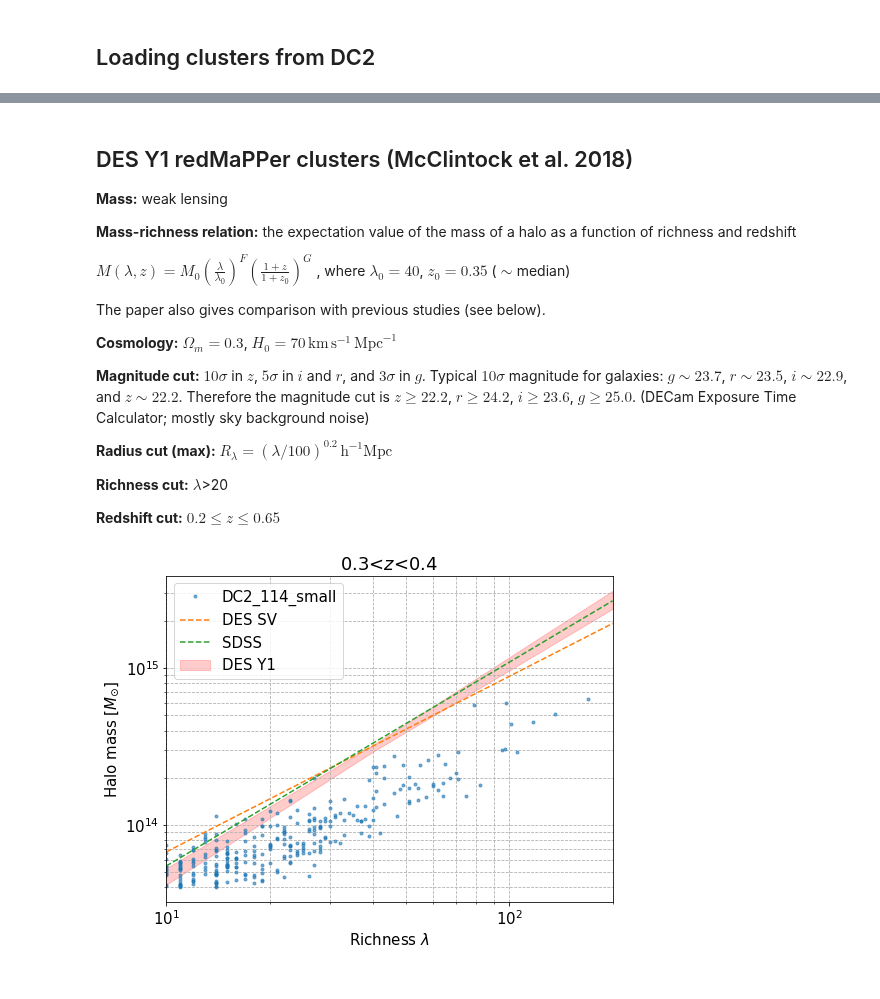
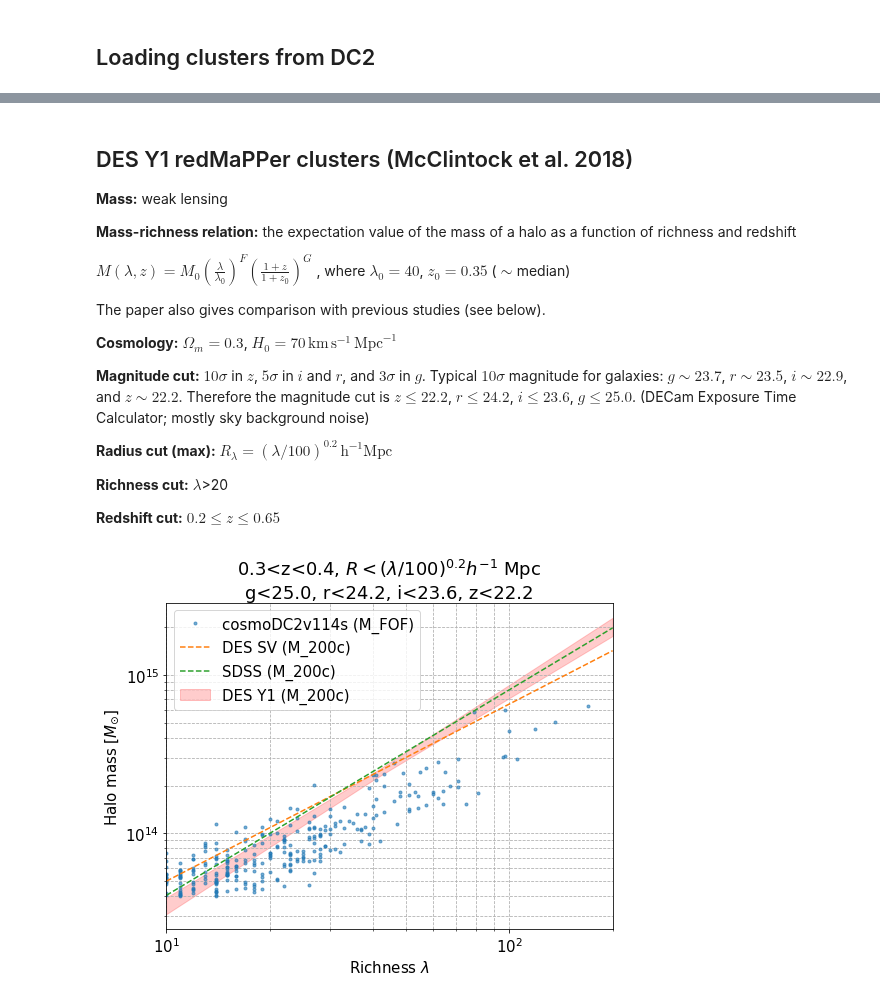
Before and after one commit to LSSTDESC/DC2-analysis, a Jupyter notebook: contributed/cosmoDC2-cluster-mass-richness.ipynb, the cells around one changed output, grey strips where cells are left out. Drawn from its saved outputs; the diff is of its cells as text; code cells hidden in the pictures.

```diff
--- a/contributed/cosmoDC2-cluster-mass-richness.ipynb
+++ b/contributed/cosmoDC2-cluster-mass-richness.ipynb
@@ -33,7 +33,8 @@ import healpy as hp
 # The cosmology is related to clusters' r200 (the searching range for members) and angular diameter distances
 # These parameters can be changed
 h = 0.71
-cosmo = FlatwCDM(H0=100*h, Om0=0.264, Ob0=0.045, w0=-1.000000)
+Om_z0 = 0.265
+cosmo = FlatwCDM(H0=100*h, Om0=Om_z0, Ob0=0.045, w0=-1.000000)
 # %%
 # By Yao-Yuan Mao: speed up query (based on healpix)
 
@@ -277,17 +273,20 @@ for cluster_id in range(len(cluster_table)):
 # %%
 # Plot the mass-richness relation in DC2
 
-plt.figure(figsize=(8,6))
-plt.loglog(cluster_richness,
-            cluster_mass,
+plt.figure(figsize=(8,7))
+plt.loglog(np.array(cluster_richness),
+            np.array(cluster_mass),
             '.',
             alpha=0.8,
            )
 
 plt.xlabel('Richness $\lambda$')
-plt.ylabel('Halo mass [$M_{\odot}$]')
-plt.title('%s<$z$<%s'%(z_cl_min, z_cl_max))
+plt.ylabel('Halo mass [$M_{\odot}$] (M_FOF)')
+redshift_cut_str = "%s<z<%s"%(z_cl_min, z_cl_max)
+mag_cut_str = "g<25.0, r<24.2, i<23.6, z<22.2"
+radius_cut_str = "$R < (\lambda/100)^{0.2} h^{-1} $ Mpc"
+plt.title("%s, %s\n%s"%(redshift_cut_str, radius_cut_str, mag_cut_str))
 plt.grid(which='both')
-plt.rcParams.update({'font.size': 20})
-#plt.savefig('lambda_m_fig1.png')
+plt.rcParams.update({'font.size': 15})
+plt.savefig('lambda_m_fig1_unlensed_new.png')
 # %% [output]
@@ -308,9 +307,9 @@ The paper also gives comparison with previous studies (see below).
 **Cosmology:** $\Omega_m=0.3$, $H_0=70\,\text{km}\, \text{s}^{-1}\, \text{Mpc}^{-1}$
 
 **Magnitude cut:** $10\sigma$ in $z$, $5\sigma$ in $i$ and $r$, and $3\sigma$ in $g$.
-Typical $10\sigma$ magnitude for galaxies: $g\sim23.7$, $r\sim23.5$, $i\sim22.9$, and $z\sim22.2$. Therefore the magnitude cut is $z\ge22.2$, $r\ge24.2$, $i\ge23.6$, $g\ge25.0$. (DECam Exposure Time Calculator; mostly sky background noise)
+Typical $10\sigma$ magnitude for galaxies: $g\sim23.7$, $r\sim23.5$, $i\sim22.9$, and $z\sim22.2$. Therefore the magnitude cut is $z\le22.2$, $r\le24.2$, $i\le23.6$, $g\le25.0$. (DECam Exposure Time Calculator; mostly sky background noise)
 
-**Radius cut (max):** $R_{\lambda} = (\lambda/100)^{0.2} \, \text{h}^{−1} \text{Mpc}$
+**Radius cut (max):** $R_{\lambda} = (\lambda/100)^{0.2} \, \text{h}^{-1} \text{Mpc}$
 
 **Richness cut:** $\lambda$>20
 
@@ -395,49 +394,54 @@ def M_SDSS(l, z):
 # %%
 # Plot mass-richness relation in the paper
-
+Om_z0 = 0.3   # The value in the paper
 plt.figure(figsize=(8,6))
 l = np.logspace(1, np.log10(200))
 
 #plt.plot(l, M_DES_Y1(l, 0.35))
 
 plt.fill_between(l,
-                 M_DES_Y1_lim(l, 0.35, 'min'),
-                 M_DES_Y1_lim(l, 0.35, 'max'),
+                 M_DES_Y1_lim(l, 0.35, 'min', Om_z0),
+                 M_DES_Y1_lim(l, 0.35, 'max', Om_z0),
                  alpha=0.2,
-                 label='DES Y1',
+                 label='DES Y1 (M_200c)',
                  color='r',
                 )
 
-plt.plot(cluster_richness,
-         cluster_mass,
+plt.plot(np.array(cluster_richness),
+         np.array(cluster_mass),
          '.',
          alpha=0.6,
-         label='DC2_114_small' #'cosmoDC2_v1.1.4_small',
+         label='cosmoDC2v114s (M_FOF)' #'cosmoDC2_v1.1.4_small',
         )
-#print(l)
+
 plt.plot(l,
-         M_DES_SV(l, 0.35),
+         M_DES_SV(l, 0.35, Om_z0),
          '--',
          alpha=1,
-         label='DES SV'
+         label='DES SV (M_200c)'
         )
-#print(l)
+
 plt.plot(l,
-         M_SDSS(l, 0.35),
+         M_SDSS(l, 0.35, Om_z0),
          '--',
          alpha=1,
-         label='SDSS'
+         label='SDSS (M_200c)'
         )
-#print(l)
+
+
 plt.xlim([10, 200])
+#plt.xlim([20, 200])
 plt.gca().set_xscale('log')
 plt.gca().set_yscale('log')
 plt.xlabel('Richness $\lambda$')
 plt.ylabel('Halo mass [$M_{\odot}$]')
-plt.title('%s<$z$<%s'%(z_cl_min, z_cl_max))
+redshift_cut_str = "%s<z<%s"%(z_cl_min, z_cl_max)
+mag_cut_str = "g<25.0, r<24.2, i<23.6, z<22.2"
+radius_cut_str = "$R < (\lambda/100)^{0.2} h^{-1} $ Mpc"
+plt.title("%s, %s\n%s"%(redshift_cut_str, radius_cut_str, mag_cut_str))
 plt.grid(which='both', ls='--')
 plt.legend(loc='upper left')
 plt.rcParams.update({'font.size': 15})
-plt.savefig('lambda_m_fig2_lensed_mag.png')
+plt.savefig('lambda_m_fig2_unlensed_mag_M200c.png')
 # %% [output]
-[figure, old version]
+[figure, new version]
```
Also changed, not shown: parts of 5 cells of this notebook.
